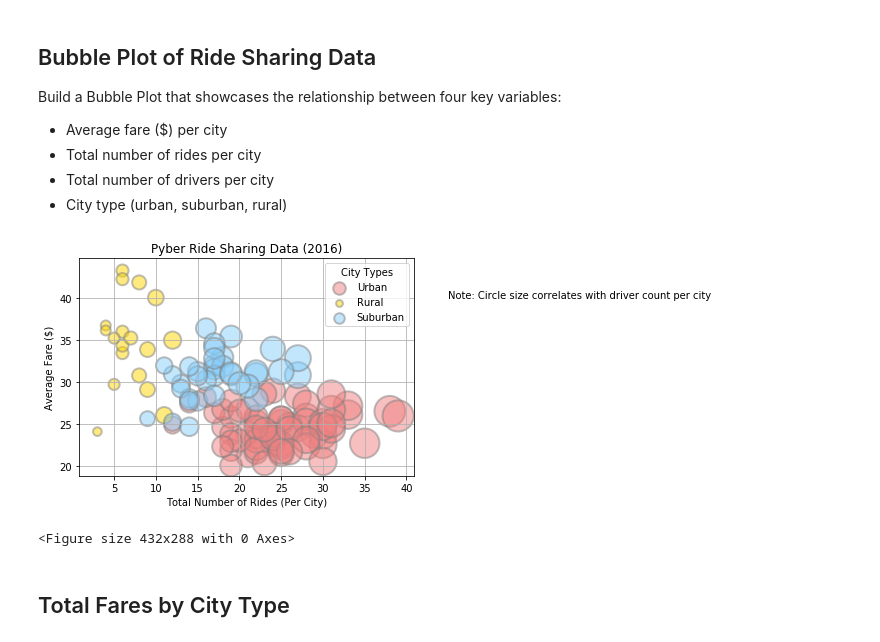
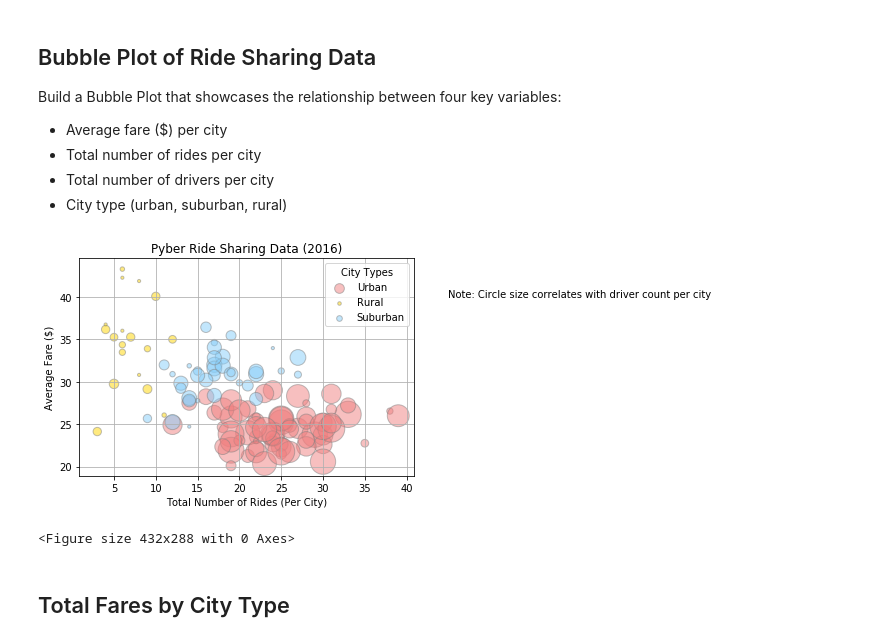
Before and after one commit to bbobba/matplotlib-challenge, a Jupyter notebook: pyber-ride-sharing-analysis.ipynb, the cells around one changed output. Drawn from its saved outputs; the diff is of its cells as text; code cells hidden in the pictures.

```diff
--- a/pyber-ride-sharing-analysis.ipynb
+++ b/pyber-ride-sharing-analysis.ipynb
@@ -70,41 +62,79 @@ city_type = city_df.set_index('city')['type']
+# %%
+# Use loc to retrieve data for each city type and rename col headers
+urban_df = city_groups_df.loc['Urban'].rename(columns={'fare':'avg_fare',
+                                                       'ride_id':'total_rides'})
+
+rural_df = city_groups_df.loc['Rural'].rename(columns={'fare':'avg_fare',
+                                                       'ride_id':'total_rides'})
+
+suburban_df = city_groups_df.loc['Suburban'].rename(columns={'fare':'avg_fare',
+                                                             'ride_id':'total_rides'})
+# %%
+# Obtain x and y coordinates for each city type
+urban_x = urban_df['total_rides']
+urban_y = urban_df['avg_fare']
+
+rural_x = rural_df['total_rides']
+rural_y = rural_df['avg_fare']
+
+suburban_x = suburban_df['total_rides']
+suburban_y = suburban_df['avg_fare']
 # %%
-# Create summary dataframe using the above values
-ride_share_df = pd.DataFrame({'Average Fare': city_avg_fare,
-                              'Total Rides': city_total_rides,
-                              'Total Drivers': city_total_drivers,
-                              'City Type': city_type})
-
-urban = ride_share_df.loc[ride_share_df['City Type'] == 'Urban']
-rural = ride_share_df.loc[ride_share_df['City Type'] == 'Rural']
-suburban = ride_share_df.loc[ride_share_df['City Type'] == 'Suburban']
-
 # Build the scatter plot for each city type
 marker = 'o'
 edgecolors ='gray'
 alpha = 0.5
-linewidths = 2
 
-plt.scatter(urban['Total Rides'], urban['Average Fare'], marker=marker, facecolors='lightcoral', edgecolors=edgecolors, s=urban['Total Drivers']*25, label="Urban", alpha=alpha, linewidths=linewidths)
-plt.scatter(rural['Total Rides'], rural['Average Fare'], marker=marker, facecolors='gold', edgecolors=edgecolors, s=rural['Total Drivers']*25, label="Rural", alpha=alpha, linewidths=linewidths)
-plt.scatter(suburban['Total Rides'], suburban['Average Fare'], marker=marker, facecolors='lightskyblue', edgecolors=edgecolors, s=suburban['Total Drivers']*25, label="Suburban", alpha=alpha, linewidths=linewidths)
+# Urban
+plt.scatter(urban_x,
+            urban_y,
+            marker = marker,
+            facecolors = 'lightcoral',
+            edgecolors = edgecolors,
+            s = urban_df['driver_count'] * 10,
+            label = 'Urban',
+            alpha = alpha)
 
-# Incorporate the other graph properties
+# Rural
+plt.scatter(rural_x,
+            rural_y,
+            marker = marker,
+            facecolors = 'gold',
+            edgecolors = edgecolors,
+            s = rural_df['driver_count'] * 10,
+            label = 'Rural',
+            alpha = alpha)
+
+# Suburban
+plt.scatter(suburban_x,
+            suburban_y,
+            marker = marker,
+            facecolors = 'lightskyblue',
+            edgecolors = edgecolors,
+            s = suburban_df['driver_count'] * 10,
+            label = 'Suburban',
+            alpha = alpha)
+
+# Add title and x and y axis labels
 plt.title('Pyber Ride Sharing Data (2016)')
 plt.xlabel('Total Number of Rides (Per City)')
 plt.ylabel('Average Fare ($)')
+
+# Show grid
 plt.grid(b = True, axis = 'both')
 
 # Place a legend on the chart in what matplotlib believes to be the "best" location
-plt.legend(loc='best', markerscale = .5, title='City Types')
+plt.legend(loc = 'best', markerscale = .5, title = 'City Types')
 
-# Incorporate a text label regarding circle size
+# Add a text label regarding circle size
 plt.text(45, 40, 'Note: Circle size correlates with driver count per city')
 
-# Show and save figure
+
+# Save and show plt
 plt.show()
-plt.savefig('pyber_bubble_plot.png')
+plt.savefig('pyber-bubble-plot.png')
 # %% [output]
-[figure, old version]
+[figure, new version]
 <Figure size 432x288 with 0 Axes>
 # %% [markdown]
 ## Total Fares by City Type
```
Also changed, not shown: parts of 8 cells of this notebook.
